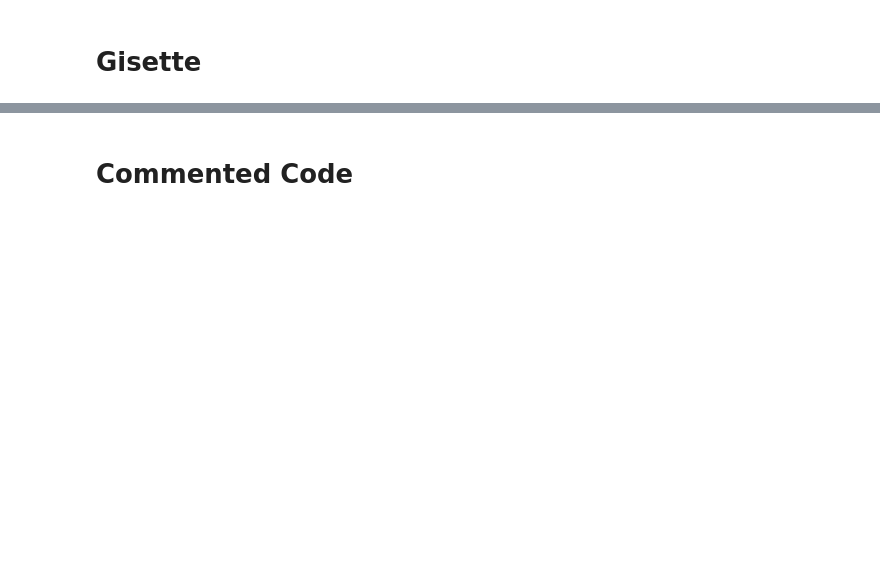
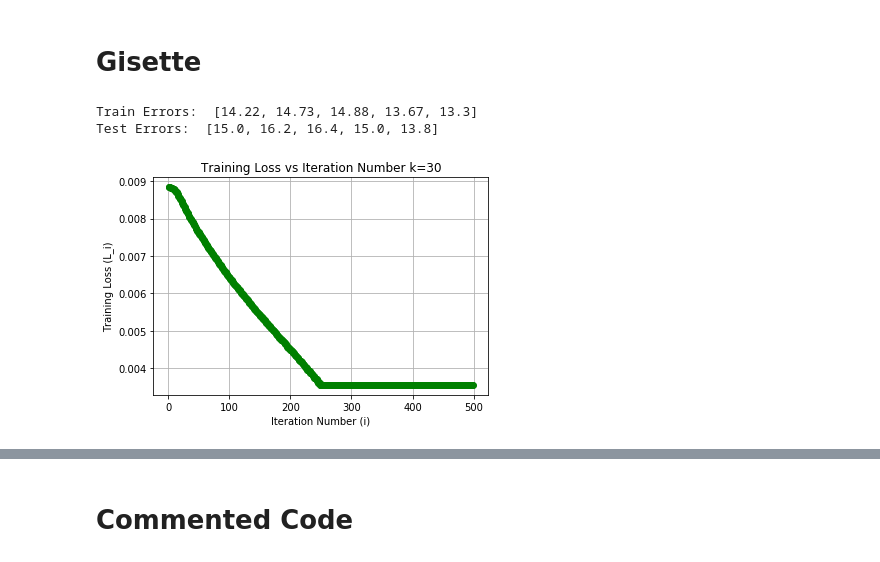
Before and after one commit to mmcinnestaylor/STA4634, a Jupyter notebook: Assignment6/Homework6.ipynb, the cells around one changed output, grey strips where cells are left out. Drawn from its saved outputs; the diff is of its cells as text; code cells hidden in the pictures; blank space fills up the shorter version.

```diff
--- a/Assignment6/Homework6.ipynb
+++ b/Assignment6/Homework6.ipynb
@@ -278,7 +299,6 @@ y_valid_file = "../data/Gisette/gisette_valid.labels"
 for k in K:
     #model.print_features()
     model = FSA(x_train_file, y_train_file, x_valid_file, y_valid_file)
-    xVals = np.arange(0, model.N_iter)
     model.train(k)
     if k == 30:
         xVals = np.arange(0, model.N_iter)
@@ -289,14 +309,19 @@ for k in K:
     testErrors.append(round((testAccuracy) * 100, 2))
 print("Train Errors: ", trainErrors)
 print("Test Errors: ", testErrors)
+# %% [output]
+Train Errors:  [14.22, 14.73, 14.88, 13.67, 13.3]
+Test Errors:  [15.0, 16.2, 16.4, 15.0, 13.8]
 # %%
-plt.plot(xVals, losses, linestyle='-', marker='o', color='g')
+plt.plot(xVals[1:], losses[1:], linestyle='-', marker='o', color='g')
 plt.grid(True)
-plt.xticks(xVals)
+# plt.xticks(xVals)
 plt.title('Training Loss vs Iteration Number k=30')
 plt.xlabel('Iteration Number (i)')
 plt.ylabel('Training Loss (L_i)')
 plt.show()
+# %% [output]
+[figure, added]
 # %%
 plt.plot(K, trainErrors, linestyle='-', marker='o', color='r', label='Train')
 plt.plot(K, testErrors, linestyle='-', marker='o', color='b', label='Test')
```
Also changed, not shown: parts of 11 cells of this notebook.
